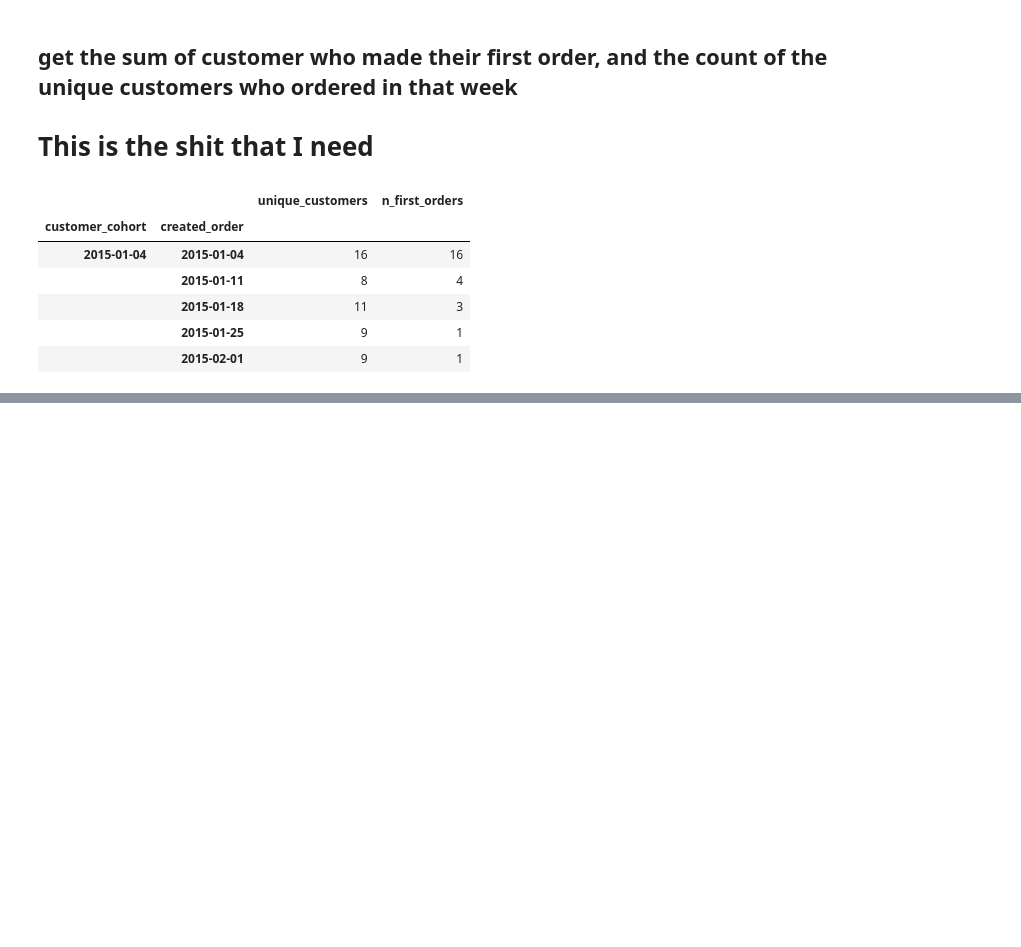
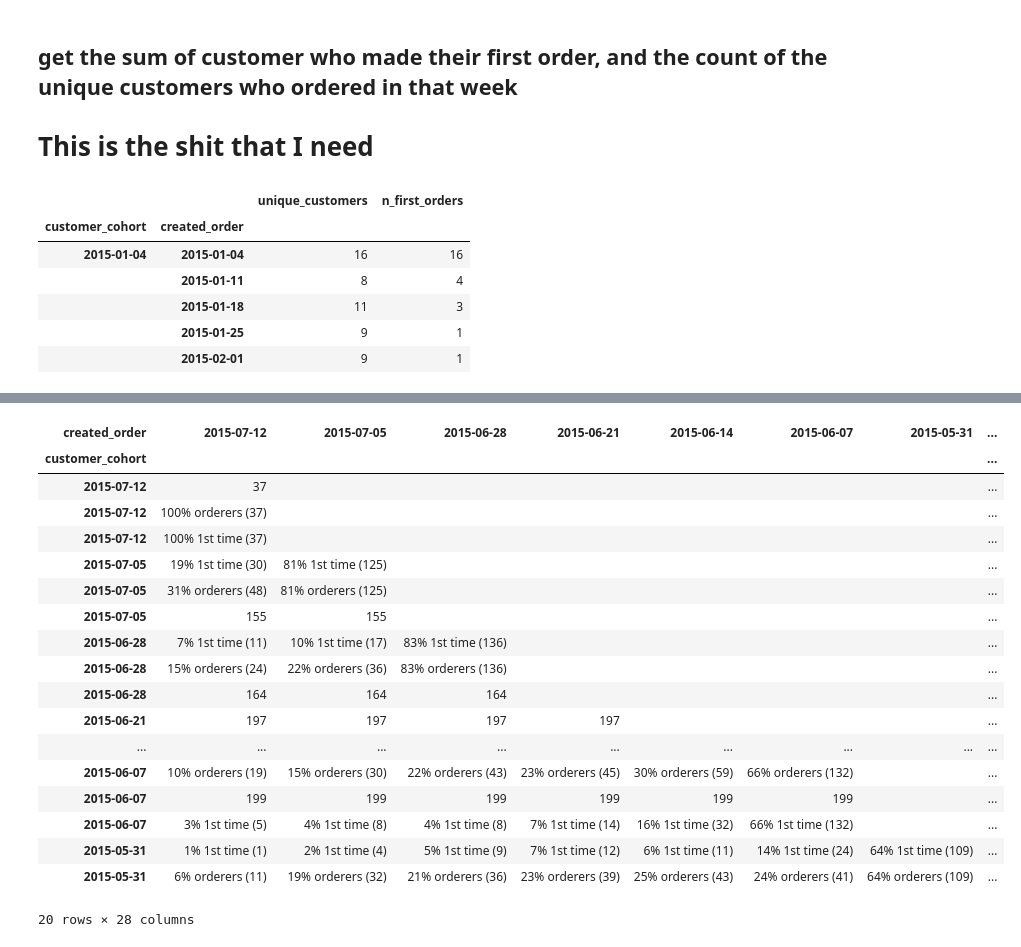
Before and after one commit to bfdykstra/invitae-cohort-analysis, a Jupyter notebook: Invitae.ipynb, the cells around one changed output, grey strips where cells are left out. Saved outputs shown, nothing was run; the diff lists cells and outputs as text; code cells hidden in the pictures; blank space fills up the shorter version.

```diff
--- a/Invitae.ipynb
+++ b/Invitae.ipynb
@@ -427,0 +265,12 @@ distinct_customers_pivot.pivot(index='customer_cohort', columns='first_order', v
+# %%
+orderers_pivot = cohorts_all_pivot.pivot(index = 'customer_cohort', columns = 'created_order', values = 'formatted_percent_orderers')
+# reorder the columns so that the later dates come first
+orderers_pivot = orderers_pivot.reindex(sorted(orderers_pivot.columns, reverse = True), axis = 1).sort_index(ascending = False)
+
+first_time_pivot = cohorts_all_pivot.pivot(index = 'customer_cohort', columns = 'created_order', values = 'formatted_percent_first_time')
+first_time_pivot = first_time_pivot.reindex(sorted(first_time_pivot.columns, reverse = True), axis = 1).sort_index(ascending = False)
+
+n_customers_pivot = cohorts_all_pivot.pivot(index = 'customer_cohort', columns = 'created_order', values = 'n_customers')\
+                    .reindex(sorted(first_time_pivot.columns, reverse = True), axis = 1)\
+                    .sort_index(ascending = False)\
+                    .fillna('')
@@ -427,0 +288,8 @@ distinct_customers_pivot.pivot(index='customer_cohort', columns='first_order', v
+# %%
+# first_pass = pd.concat([n_customers_by_cohort, pd.concat([first_time_pivot, orderers_pivot])])\
+#                         .sort_index(ascending=False)\
+#                         .fillna('')
+
+first_pass = pd.concat([orderers_pivot, first_time_pivot]).sort_index(ascending=False).fillna('')
+# first_pass.reindex(sorted(df.columns), axis=1)
+first_pass.head()
@@ -427,0 +305,23 @@ distinct_customers_pivot.pivot(index='customer_cohort', columns='first_order', v
+# %%
+final_df = pd.concat([n_customers_pivot, first_pass]).sort_index(ascending = False)
+final_df[:20]
+# %% [output]
+| created_order | 2015-07-12 | 2015-07-05 | 2015-06-28 | 2015-06-21 | 2015-06-14 | 2015-06-07 | 2015-05-31 | ... |
+| customer_cohort |  |  |  |  |  |  |  | ... |
+| 2015-07-12 | 37 |  |  |  |  |  |  | ... |
+| 2015-07-12 | 100% orderers (37) |  |  |  |  |  |  | ... |
+| 2015-07-12 | 100% 1st time (37) |  |  |  |  |  |  | ... |
+| 2015-07-05 | 19% 1st time (30) | 81% 1st time (125) |  |  |  |  |  | ... |
+| 2015-07-05 | 31% orderers (48) | 81% orderers (125) |  |  |  |  |  | ... |
+| 2015-07-05 | 155 | 155 |  |  |  |  |  | ... |
+| 2015-06-28 | 7% 1st time (11) | 10% 1st time (17) | 83% 1st time (136) |  |  |  |  | ... |
+| 2015-06-28 | 15% orderers (24) | 22% orderers (36) | 83% orderers (136) |  |  |  |  | ... |
+| 2015-06-28 | 164 | 164 | 164 |  |  |  |  | ... |
+| 2015-06-21 | 197 | 197 | 197 | 197 |  |  |  | ... |
+| ... | ... | ... | ... | ... | ... | ... | ... | ... |
+| 2015-06-07 | 10% orderers (19) | 15% orderers (30) | 22% orderers (43) | 23% orderers (45) | 30% orderers (59) | 66% orderers (132) |  | ... |
+| 2015-06-07 | 199 | 199 | 199 | 199 | 199 | 199 |  | ... |
+| 2015-06-07 | 3% 1st time (5) | 4% 1st time (8) | 4% 1st time (8) | 7% 1st time (14) | 16% 1st time (32) | 66% 1st time (132) |  | ... |
+| 2015-05-31 | 1% 1st time (1) | 2% 1st time (4) | 5% 1st time (9) | 7% 1st time (12) | 6% 1st time (11) | 14% 1st time (24) | 64% 1st time (109) | ... |
+| 2015-05-31 | 6% orderers (11) | 19% orderers (32) | 21% orderers (36) | 23% orderers (39) | 25% orderers (43) | 24% orderers (41) | 64% orderers (109) | ... |
+20 rows × 28 columns
```
Also changed, not shown: parts of 55 cells of this notebook.
